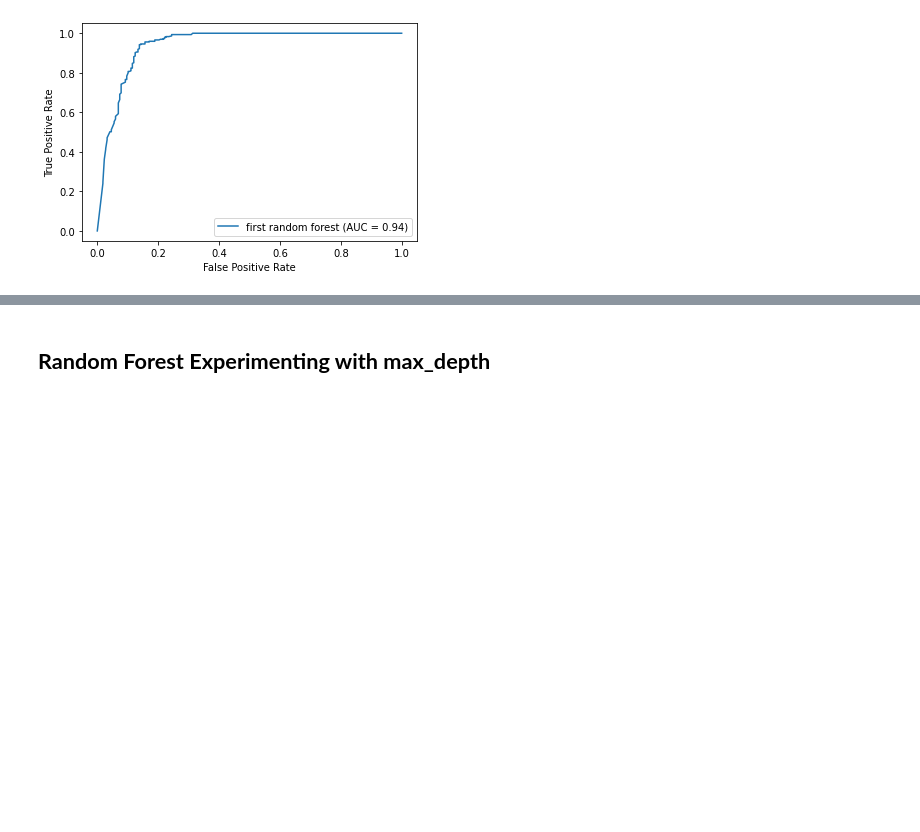
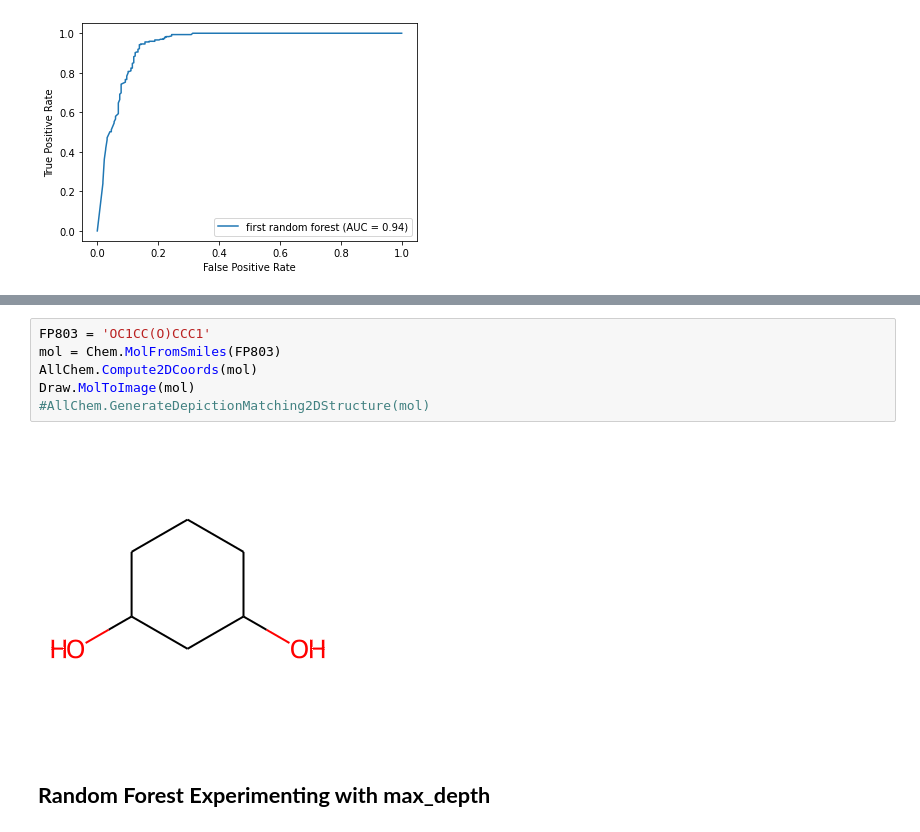
Before and after one commit to brooke57/TKR_FLT3_Drug_Discovery, a Jupyter notebook: Drug_Discovery_Modeling.ipynb, the cells around one changed output, grey strips where cells are left out. Drawn from its saved outputs; the diff is of its cells as text; blank space fills up the shorter version.

```diff
--- a/Drug_Discovery_Modeling.ipynb
+++ b/Drug_Discovery_Modeling.ipynb
@@ -281,3 +310,11 @@ plot_roc_curve(first_ran, X_te, y_te, name='first random forest');
+# %%
+FP803 = 'OC1CC(O)CCC1'
+mol = Chem.MolFromSmiles(FP803)
+AllChem.Compute2DCoords(mol)
+Draw.MolToImage(mol)
+#AllChem.GenerateDepictionMatching2DStructure(mol)
+# %% [output]
+[figure, added]
 # %% [markdown]
 ## **Random Forest Experimenting with max_depth**
 # %%
```
Also changed, not shown: parts of 6 cells of this notebook.
